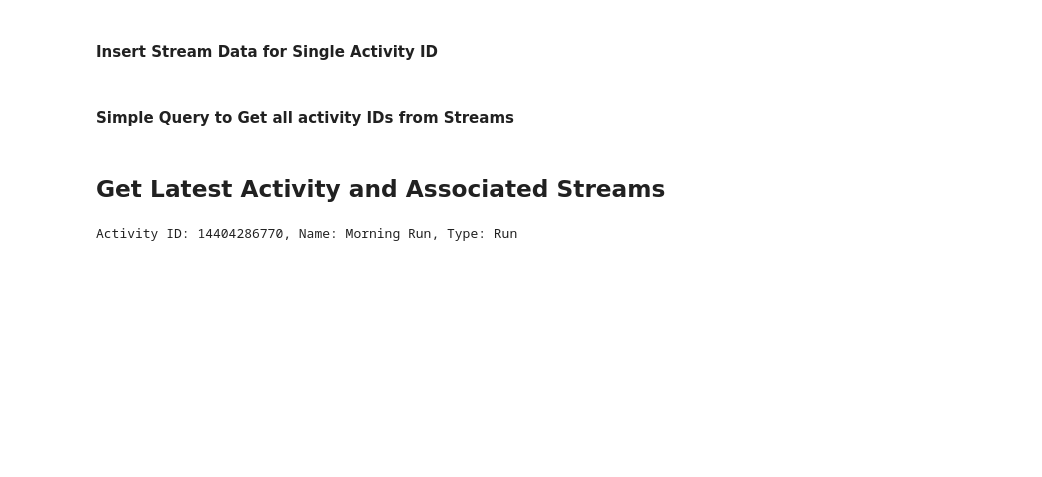
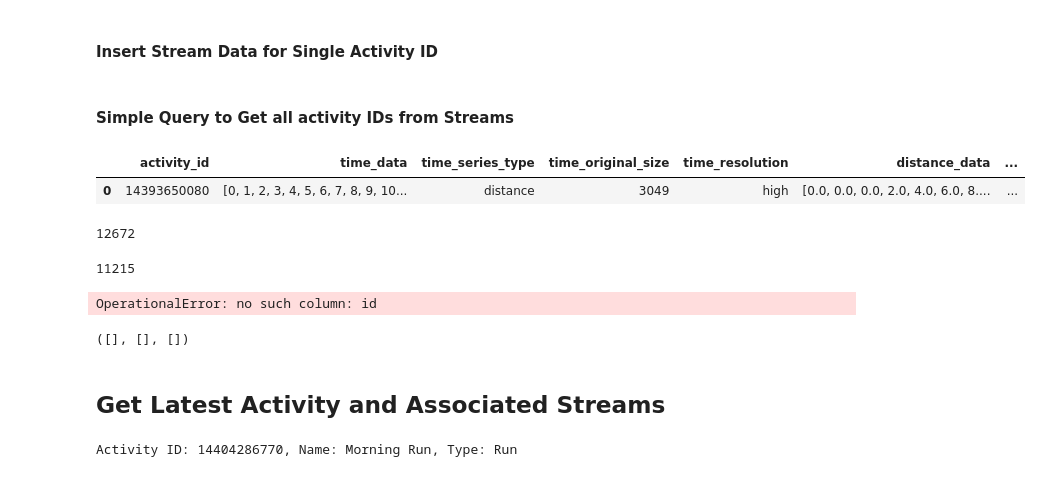
Before and after one commit to FueledByOat/RunningHub, a Jupyter notebook: dev.ipynb, the cells around one changed output. Cells and saved outputs as stored; diff of their text form; code cells hidden in the pictures; blank space fills up the shorter version.

```diff
--- a/dev.ipynb
+++ b/dev.ipynb
@@ -13,6 +13,8 @@ import pandas as pd
 import os
 from dotenv import load_dotenv
 import sqlite3
+
+pd.set_option('display.max_columns', None)
 
 # Developer Docs
 # https://developers.strava.com/docs/getting-started/#basic
@@ -730,0 +735,30 @@ def get_all_activity_ids_streams(db_path):
+# %%
+def single_stream_example(db_path):
+    """Count how many activities were imported today based on the full ISO 8601 import_date timestamp."""
+    conn = sqlite3.connect(db_path)
+
+    # Run query and load into DataFrame (with column headers)
+    df = pd.read_sql_query(
+        """
+        SELECT *
+        FROM streams
+        ORDER BY activity_id desc
+        limit 1
+    """,
+        conn
+    )
+    return df
+# %%
+test_df = single_stream_example(DB_PATH)
+test_df
+# %% [output]
+|  | activity_id | time_data | time_series_type | time_original_size | time_resolution | distance_data | ... |
+| 0 | 14393650080 | [0, 1, 2, 3, 4, 5, 6, 7, 8, 9, 10... | distance | 3049 | high | [0.0, 0.0, 0.0, 2.0, 4.0, 6.0, 8.... | ... |
+# %%
+len(test_df.time_data[0])
+# %% [output]
+12672
+# %%
+len(test_df.heartrate_data[0])
+# %% [output]
+11215
@@ -731,3 +782,11 @@ def get_all_activity_ids_streams(db_path):
+# %%
+z = get_streams_data(14414666612, DB_PATH)
+# %% [output]
+OperationalError: no such column: id
+# %%
+z
+# %% [output]
+([], [], [])
 # %% [markdown]
 ## Get Latest Activity and Associated Streams
 # %%
```
Also changed, not shown: parts of 5 cells of this notebook, 4 other files.
